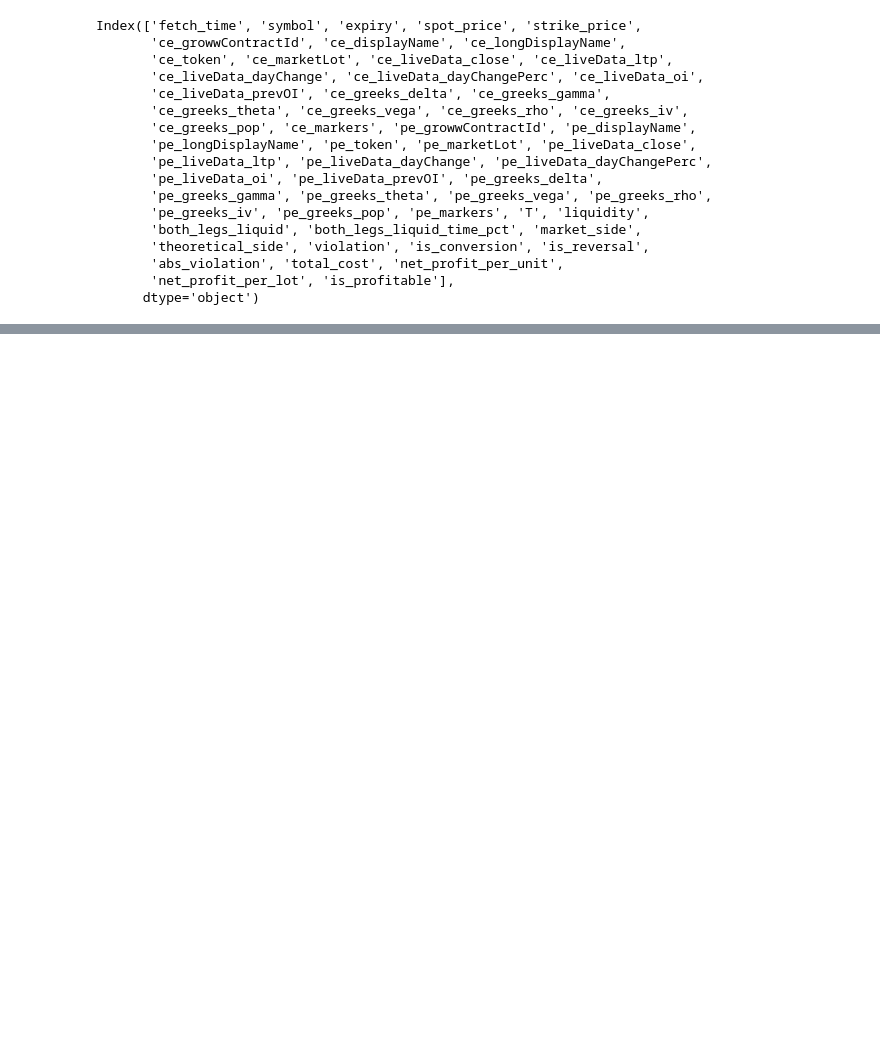
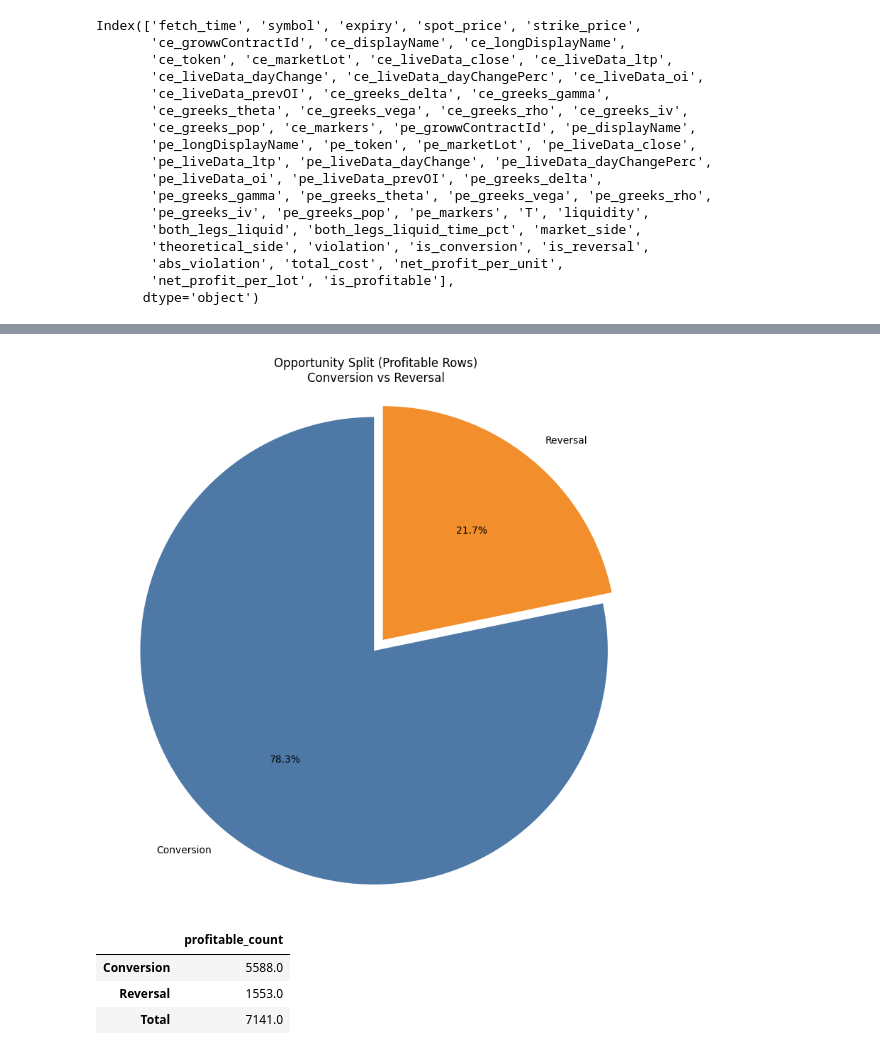
Before and after one commit to rahulkhichar7/Nifty50-PutCallParity-Arbitrage, a Jupyter notebook: exp07.ipynb, the cells around one changed output, grey strips where cells are left out. Drawn from its saved outputs; the diff is of its cells as text; code cells hidden in the pictures; blank space fills up the shorter version.

```diff
--- a/exp07.ipynb
+++ b/exp07.ipynb
@@ -165,0 +166,14 @@ cumsum_profit_df.tail()
+# %%
+# OPPORTUNITY SPLIT (Pie): Conversion vs Reversal for profitable rows
+opportunity_split = utils.plot_opportunity_split_pie(
+    df[df['both_legs_liquid'] == True],
+    min_liquidity=0,
+    require_liquid=False,
+)
+opportunity_split
+# %% [output]
+[figure, added]
+|  | profitable_count |
+| Conversion | 5588.0 |
+| Reversal | 1553.0 |
+| Total | 7141.0 |
```
Also changed, not shown: parts of 9 cells of this notebook, 6 other files.
